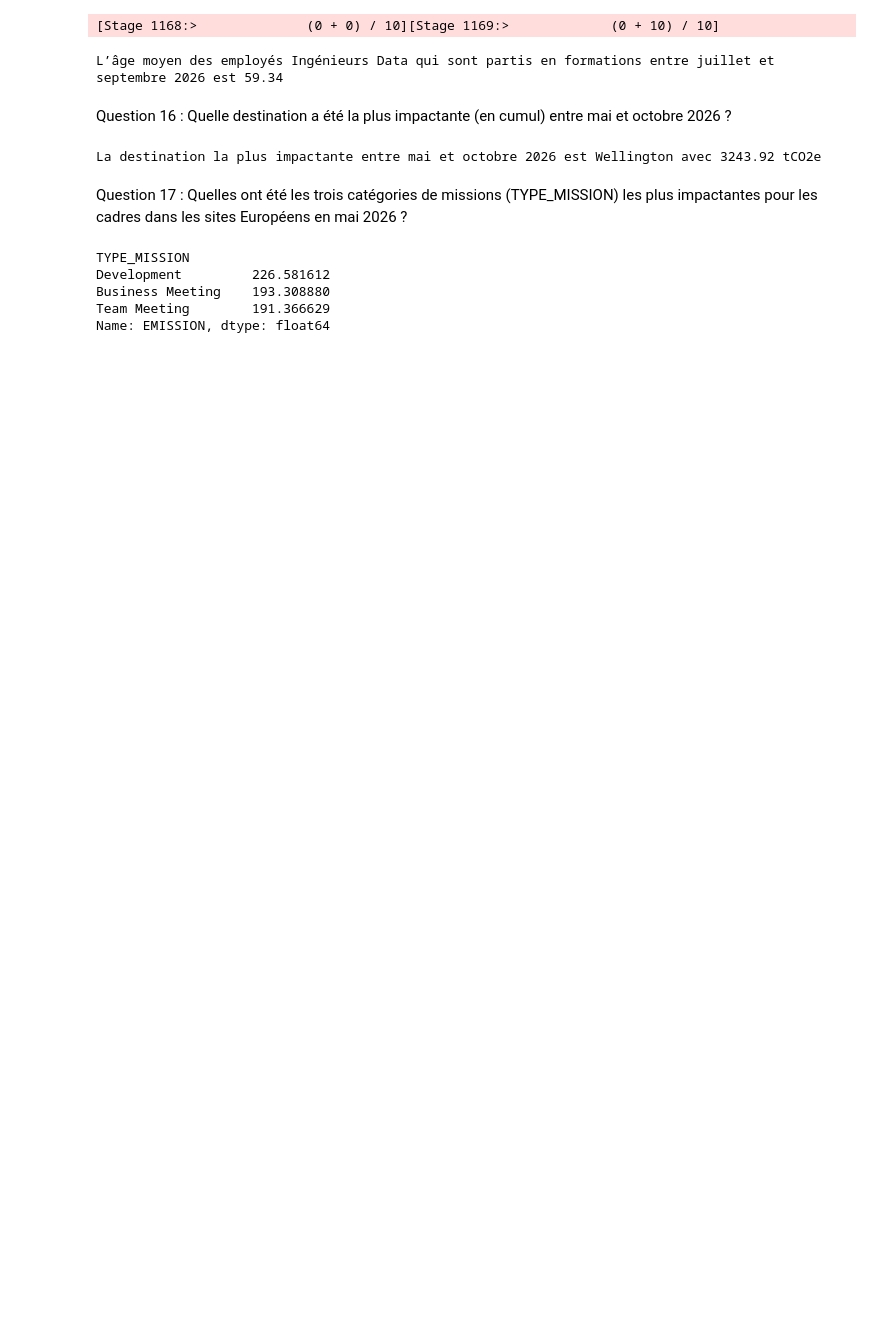
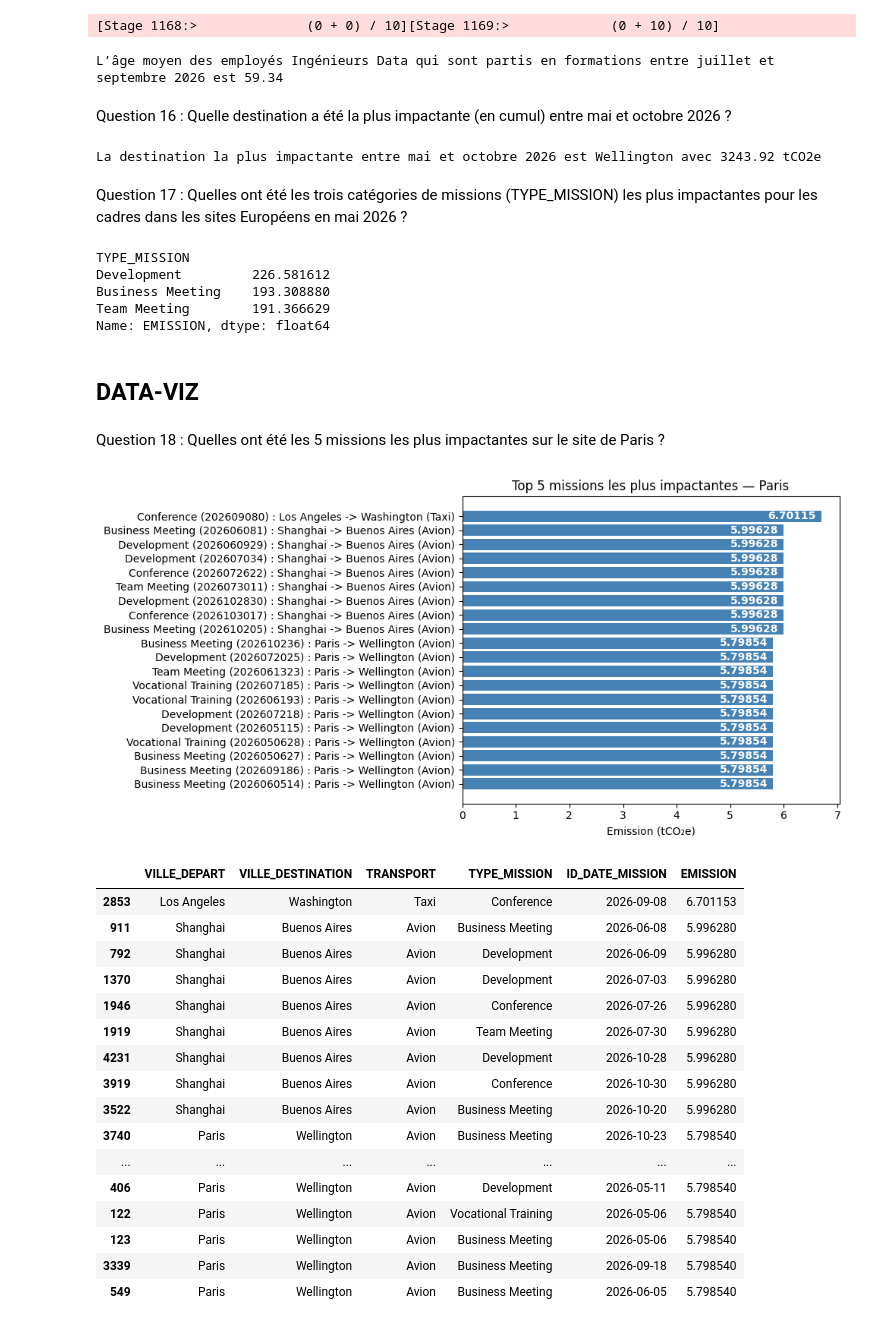
Before and after one commit to etiennevzn/GHG-inventory, a Jupyter notebook: ETL.ipynb, the cells around one changed output. Saved outputs shown, nothing was run; the diff lists cells and outputs as text; code cells hidden in the pictures; blank space fills up the shorter version.

Commit message:
Question 18-20 avec figure

```diff
--- a/ETL.ipynb
+++ b/ETL.ipynb
@@ -1314,3 +1318,73 @@ Development         226.581612
 Business Meeting    193.308880
 Team Meeting        191.366629
 Name: EMISSION, dtype: float64
+# %% [markdown]
+## DATA-VIZ
+# %% [markdown]
+Question 18  : Quelles ont été les 5 missions les plus impactantes sur le site de Paris ?
+# %%
+missions_paris = (
+    dim_mission
+    .join(fait_mission, "ID_MISSION")
+    .filter(col("ID_SITE") == "PARIS")
+    .select("ID_MISSION", "VILLE_DEPART", "PAYS_DEPART", "VILLE_DESTINATION", "PAYS_DESTINATION", "ALLER_RETOUR", "TRANSPORT", "ID_DATE_MISSION", "TYPE_MISSION")
+)
+
+missions_paris_df = missions_paris.toPandas()
+
+missions_paris_df['DISTANCE_KM'] = missions_paris_df.apply(
+    lambda row: get_distance_between_cities(
+        row['VILLE_DEPART'], row['PAYS_DEPART'],
+        row['VILLE_DESTINATION'], row['PAYS_DESTINATION']
+    ), axis=1
+)
+
+missions_paris_df['EMISSION'] = missions_paris_df.apply(
+    lambda row: get_emission(
+        row['DISTANCE_KM'], row['TRANSPORT'],
+        row['ALLER_RETOUR'], row['PAYS_DEPART'], row['PAYS_DESTINATION']
+    ), axis=1
+)
+
+top5 = missions_paris_df.sort_values("EMISSION", ascending=False).head(20).copy()
+top5["ID_MISSION"] = top5["ID_MISSION"].str.replace("Paris_", "")
+
+top5['LABEL'] = top5["TYPE_MISSION"] + " (" + top5["ID_MISSION"] + ") : " + top5['VILLE_DEPART'] + " -> " + top5['VILLE_DESTINATION'] + " (" + top5['TRANSPORT'] + ")"
+
+# Figure
+emission_max = top5['EMISSION'].max()
+
+fig, ax = plt.subplots(figsize=(10, 5))
+bars = ax.barh(top5['LABEL'][::-1], top5['EMISSION'][::-1], color='steelblue')
+
+for bar, val in zip(bars, top5['EMISSION'][::-1]):
+    ax.text(bar.get_width() - 0.1, bar.get_y() + bar.get_height()/2,
+            f"{val:.5f}", va='center', ha='right', color='white', fontweight='bold')
+
+ax.barh(top5['LABEL'][::-1], top5['EMISSION'][::-1], color='steelblue')
+ax.set_xlabel("Emission (tCO₂e)")
+ax.set_title("Top 5 missions les plus impactantes — Paris")
+plt.tight_layout()
+plt.savefig("top5_missions_paris.png", dpi=150, bbox_inches='tight')
+plt.show()
+
+top5[['VILLE_DEPART', 'VILLE_DESTINATION', 'TRANSPORT', 'TYPE_MISSION', 'ID_DATE_MISSION', 'EMISSION']]
+# %% [output]
+[figure, added]
+|  | VILLE_DEPART | VILLE_DESTINATION | TRANSPORT | TYPE_MISSION | ID_DATE_MISSION | EMISSION |
+| 2853 | Los Angeles | Washington | Taxi | Conference | 2026-09-08 | 6.701153 |
+| 911 | Shanghai | Buenos Aires | Avion | Business Meeting | 2026-06-08 | 5.996280 |
+| 792 | Shanghai | Buenos Aires | Avion | Development | 2026-06-09 | 5.996280 |
+| 1370 | Shanghai | Buenos Aires | Avion | Development | 2026-07-03 | 5.996280 |
+| 1946 | Shanghai | Buenos Aires | Avion | Conference | 2026-07-26 | 5.996280 |
+| 1919 | Shanghai | Buenos Aires | Avion | Team Meeting | 2026-07-30 | 5.996280 |
+| 4231 | Shanghai | Buenos Aires | Avion | Development | 2026-10-28 | 5.996280 |
+| 3919 | Shanghai | Buenos Aires | Avion | Conference | 2026-10-30 | 5.996280 |
+| 3522 | Shanghai | Buenos Aires | Avion | Business Meeting | 2026-10-20 | 5.996280 |
+| 3740 | Paris | Wellington | Avion | Business Meeting | 2026-10-23 | 5.798540 |
+| ... | ... | ... | ... | ... | ... | ... |
+| 406 | Paris | Wellington | Avion | Development | 2026-05-11 | 5.798540 |
+| 122 | Paris | Wellington | Avion | Vocational Training | 2026-05-06 | 5.798540 |
+| 123 | Paris | Wellington | Avion | Business Meeting | 2026-05-06 | 5.798540 |
+| 3339 | Paris | Wellington | Avion | Business Meeting | 2026-09-18 | 5.798540 |
+| 549 | Paris | Wellington | Avion | Business Meeting | 2026-06-05 | 5.798540 |
```
Also changed, not shown: parts of 11 cells of this notebook, 8 other files.
